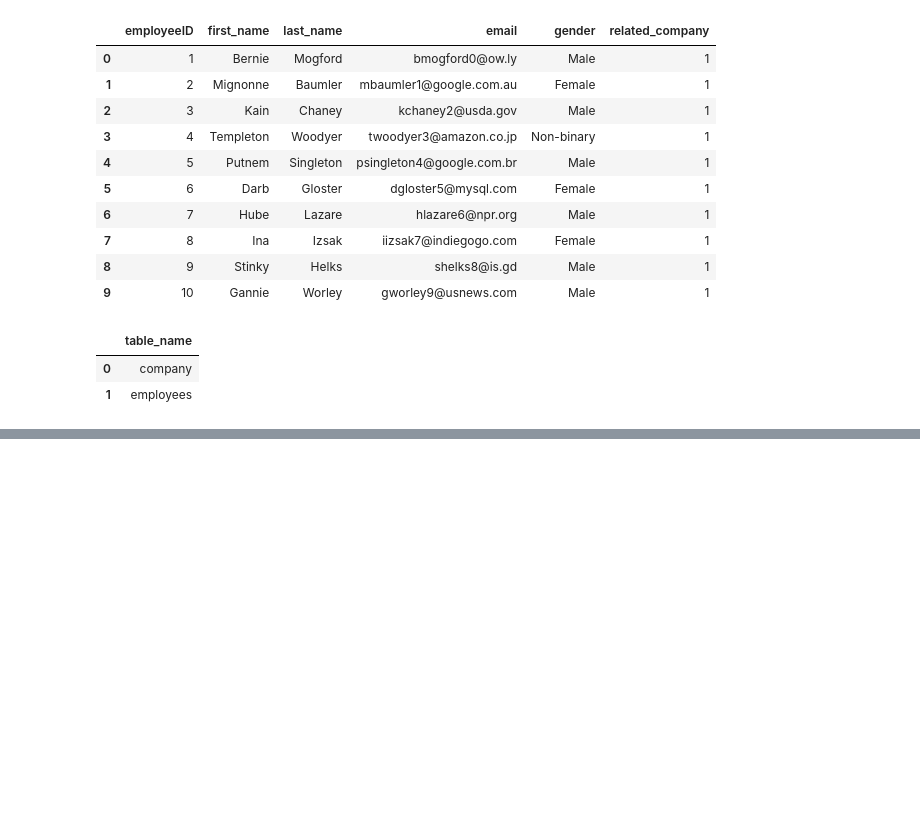
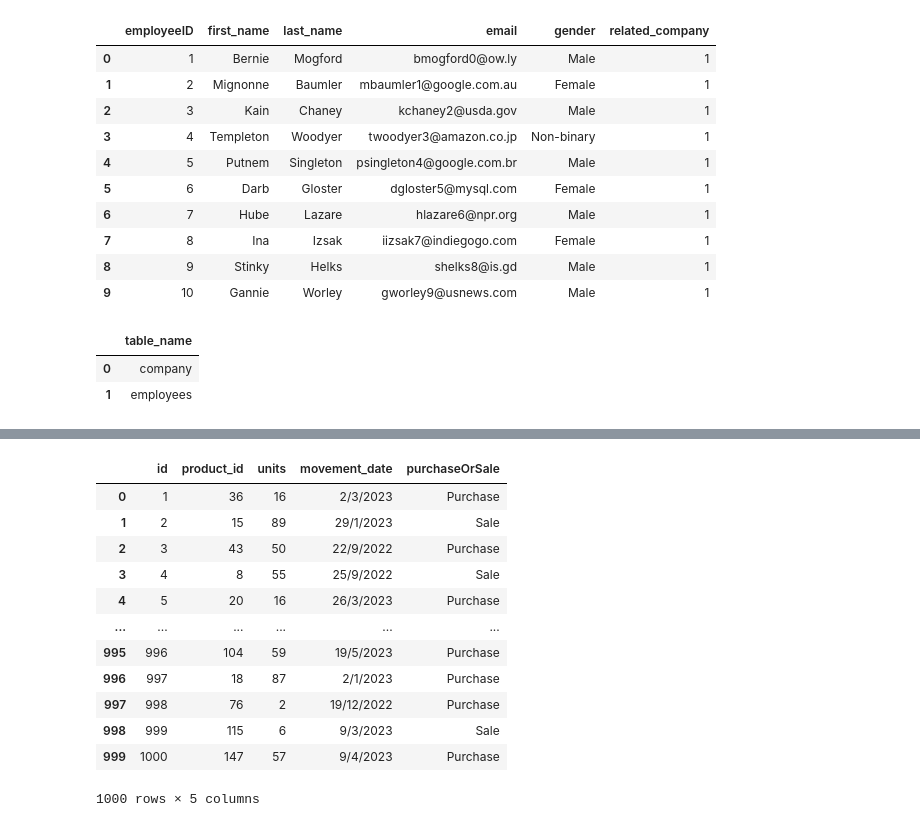
Before and after one commit to georgeolivares/DatasetSQLs, a Jupyter notebook: JupyterSQLNotebook.ipynb, the cells around one changed output, grey strips where cells are left out. Saved outputs shown, nothing was run; the diff lists cells and outputs as text; code cells hidden in the pictures; blank space fills up the shorter version.

```diff
--- a/JupyterSQLNotebook.ipynb
+++ b/JupyterSQLNotebook.ipynb
@@ -130,0 +177,18 @@ pdsql("SELECT table_name FROM INFORMATION_SCHEMA.TABLES")
+# %%
+df = pd.read_csv(r"C:\Users\jorge\Desktop\DatasetSQLs\inventoryMovements.csv")
+
+df
+# %% [output]
+|  | id | product_id | units | movement_date | purchaseOrSale |
+| 0 | 1 | 36 | 16 | 2/3/2023 | Purchase |
+| 1 | 2 | 15 | 89 | 29/1/2023 | Sale |
+| 2 | 3 | 43 | 50 | 22/9/2022 | Purchase |
+| 3 | 4 | 8 | 55 | 25/9/2022 | Sale |
+| 4 | 5 | 20 | 16 | 26/3/2023 | Purchase |
+| ... | ... | ... | ... | ... | ... |
+| 995 | 996 | 104 | 59 | 19/5/2023 | Purchase |
+| 996 | 997 | 18 | 87 | 2/1/2023 | Purchase |
+| 997 | 998 | 76 | 2 | 19/12/2022 | Purchase |
+| 998 | 999 | 115 | 6 | 9/3/2023 | Sale |
+| 999 | 1000 | 147 | 57 | 9/4/2023 | Purchase |
+1000 rows × 5 columns
```
Also changed, not shown: parts of 13 cells of this notebook, 1 other file.
